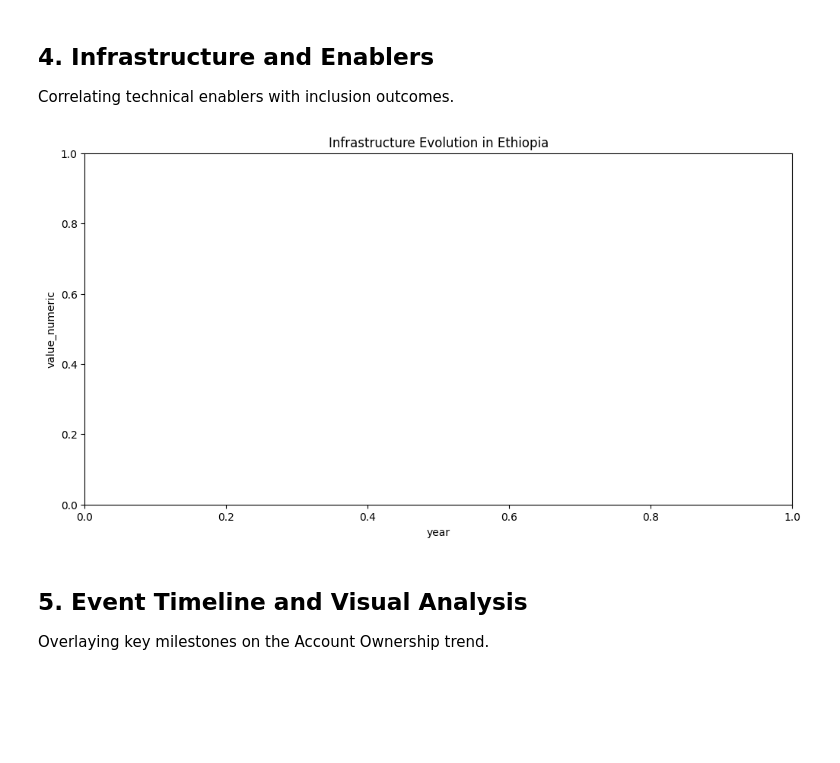
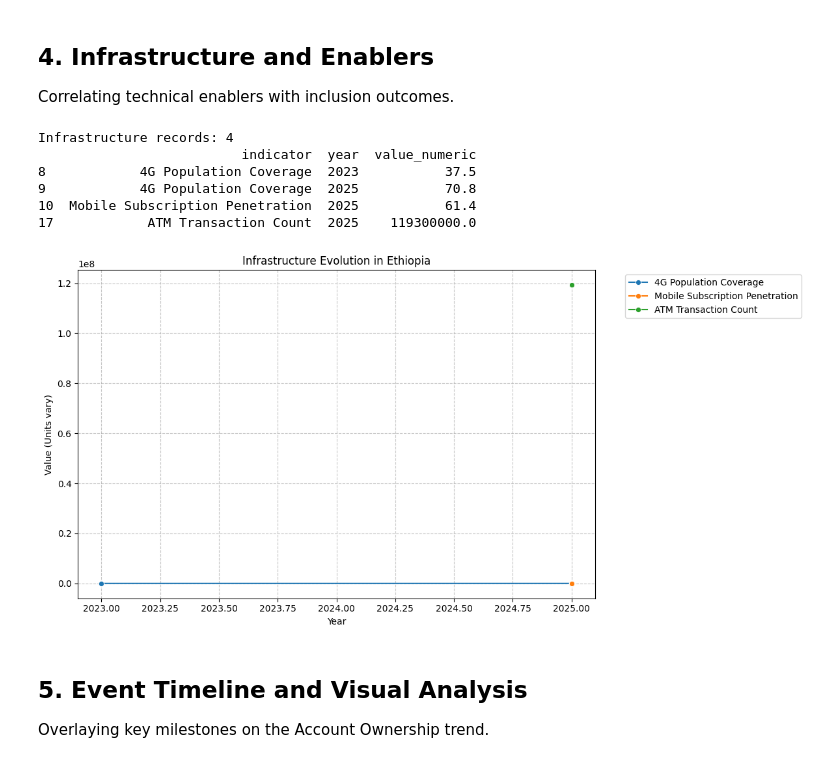
Before and after one commit to Leul4ever/Ethio-Finance-forecast, a Jupyter notebook: notebooks/task_2_eda.ipynb, the cells around one changed output. Drawn from its saved outputs; the diff is of its cells as text; code cells hidden in the pictures; blank space fills up the shorter version.

```diff
--- a/notebooks/task_2_eda.ipynb
+++ b/notebooks/task_2_eda.ipynb
@@ -156,16 +190,44 @@ if not crossover.empty:
 ## 4. Infrastructure and Enablers
 
 Correlating technical enablers with inclusion outcomes.
-# %%
-infra_codes = ['INF_4G_COVERAGE', 'INF_MOBILE_PENETRATION', 'INF_ATM_DENSITY']
-infra_df = obs_df[obs_df['indicator_code'].isin(infra_codes)].copy()
-
-plt.figure(figsize=(12, 6))
-sns.lineplot(data=infra_df, x='year', y='value_numeric', hue='indicator')
-plt.title('Infrastructure Evolution in Ethiopia')
-plt.show()
-# %% [output]
-[figure, removed]
+# %%
+# Infrastructure Evolution
+# Validated codes from dataset inspection
+infra_codes = ['ACC_4G_COV', 'ACC_MOBILE_PEN', 'USG_ATM_COUNT']
+infra_df = df[df['indicator_code'].isin(infra_codes)].copy()
+
+# Robust date parsing for this subset
+# 1. Clean string (remove newlines/whitespace)
+infra_df['date_clean'] = infra_df['observation_date'].astype(str).str.replace(r'[\r\n]+', ' ', regex=True).str.strip()
+# 2. Convert to datetime
+infra_df['year'] = pd.to_datetime(infra_df['date_clean'], errors='coerce').dt.year
+
+# Drop records without a valid year or value
+infra_df = infra_df.dropna(subset=['year', 'value_numeric'])
+
+print(f'Infrastructure records: {len(infra_df)}')
+if not infra_df.empty:
+    print(infra_df[['indicator', 'year', 'value_numeric']].head())
+
+    plt.figure(figsize=(12, 6))
+    sns.lineplot(data=infra_df, x='year', y='value_numeric', hue='indicator', marker='o')
+    plt.title('Infrastructure Evolution in Ethiopia')
+    plt.ylabel('Value (Units vary)')
+    plt.xlabel('Year')
+    plt.legend(bbox_to_anchor=(1.05, 1), loc='upper left')
+    plt.grid(True, linestyle='--', alpha=0.7)
+    plt.tight_layout()
+    plt.show()
+else:
+    print('No valid infrastructure data found for plotting.')
+# %% [output]
+Infrastructure records: 4
+                          indicator  year  value_numeric
+8            4G Population Coverage  2023           37.5
+9            4G Population Coverage  2025           70.8
+10  Mobile Subscription Penetration  2025           61.4
+17            ATM Transaction Count  2025    119300000.0
+[figure, added]
 # %% [markdown]
 ## 5. Event Timeline and Visual Analysis
 
```
Also changed, not shown: parts of 2 cells of this notebook, 3 other files.
